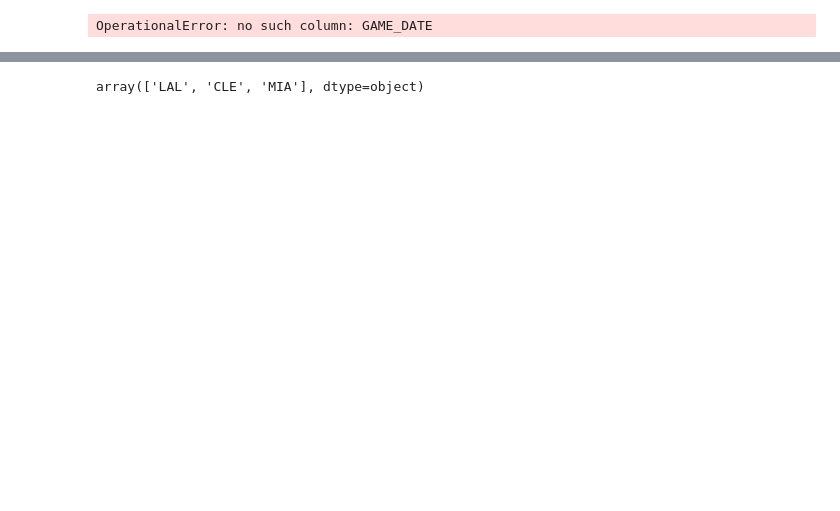
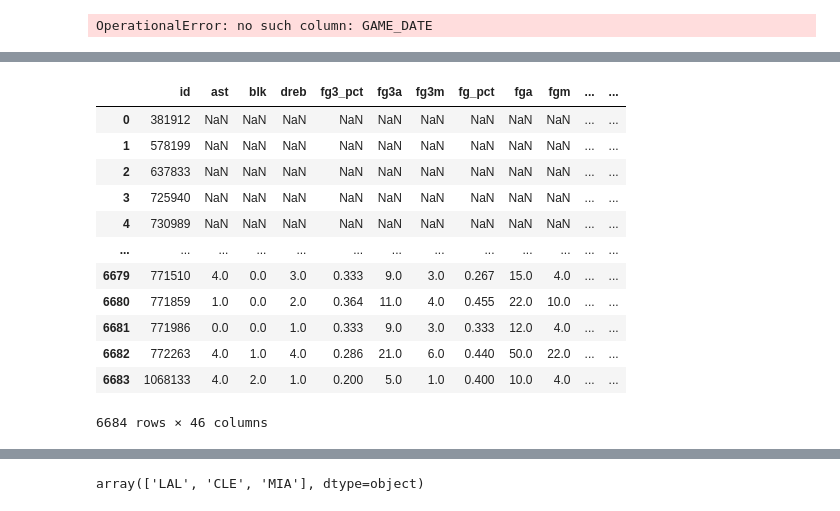
Before and after one commit to ijcm122/nba-visualization, a Jupyter notebook: static/data/test.ipynb, the cells around one changed output, grey strips where cells are left out. Saved outputs shown, nothing was run; the diff lists cells and outputs as text; code cells hidden in the pictures; blank space fills up the shorter version.

Commit message:
importing kobe data from api and also created team_data table

```diff
--- a/static/data/test.ipynb
+++ b/static/data/test.ipynb
@@ -179,3 +190,22 @@ lebron_data
+# %%
+# query using new Kobe_data.csv from Kim
+#  Available Headers: id,ast,blk,dreb,min,pts,reb,stl,turnover,game.id,game.date,game.home_team_id,game.home_team_score,game.period,game.postseason,game.season,game.status,game.time,game.visitor_team_id,game.visitor_team_score,player.id,player.first_name,player.last_name,player.position,player.team_id,team.id,team.abbreviation,team.city,team.conference,team.division,team.full_name,team.name
+Kobe_stats = pd.read_sql('''SELECT * FROM kobe''', conn)
+Kobe_stats
+# %% [output]
+|  | id | ast | blk | dreb | fg3_pct | fg3a | fg3m | fg_pct | fga | fgm | ... | ... |
+| 0 | 381912 | NaN | NaN | NaN | NaN | NaN | NaN | NaN | NaN | NaN | ... | ... |
+| 1 | 578199 | NaN | NaN | NaN | NaN | NaN | NaN | NaN | NaN | NaN | ... | ... |
+| 2 | 637833 | NaN | NaN | NaN | NaN | NaN | NaN | NaN | NaN | NaN | ... | ... |
+| 3 | 725940 | NaN | NaN | NaN | NaN | NaN | NaN | NaN | NaN | NaN | ... | ... |
+| 4 | 730989 | NaN | NaN | NaN | NaN | NaN | NaN | NaN | NaN | NaN | ... | ... |
+| ... | ... | ... | ... | ... | ... | ... | ... | ... | ... | ... | ... | ... |
+| 6679 | 771510 | 4.0 | 0.0 | 3.0 | 0.333 | 9.0 | 3.0 | 0.267 | 15.0 | 4.0 | ... | ... |
+| 6680 | 771859 | 1.0 | 0.0 | 2.0 | 0.364 | 11.0 | 4.0 | 0.455 | 22.0 | 10.0 | ... | ... |
+| 6681 | 771986 | 0.0 | 0.0 | 1.0 | 0.333 | 9.0 | 3.0 | 0.333 | 12.0 | 4.0 | ... | ... |
+| 6682 | 772263 | 4.0 | 1.0 | 4.0 | 0.286 | 21.0 | 6.0 | 0.440 | 50.0 | 22.0 | ... | ... |
+| 6683 | 1068133 | 4.0 | 2.0 | 1.0 | 0.200 | 5.0 | 1.0 | 0.400 | 10.0 | 4.0 | ... | ... |
+6684 rows × 46 columns
 # %%
 kobe_data = pd.read_sql('''SELECT home_team_id, visitor_team_id, team_abbreviation, games_details.team_id, games.game_id, game_date_est, player_name, fg_pct, fg3_pct, REB, AST, STL, BLK,PF,PTS,PLUS_MINUS FROM games LEFT JOIN games_details ON games.game_id = games_details.game_id LEFT JOIN teams ON teams.team_id = games.VISITOR_TEAM_ID WHERE PLAYER_ID = 977''', conn)
 kobe_data
```
Also changed, not shown: parts of 10 cells of this notebook, 4 other files.
